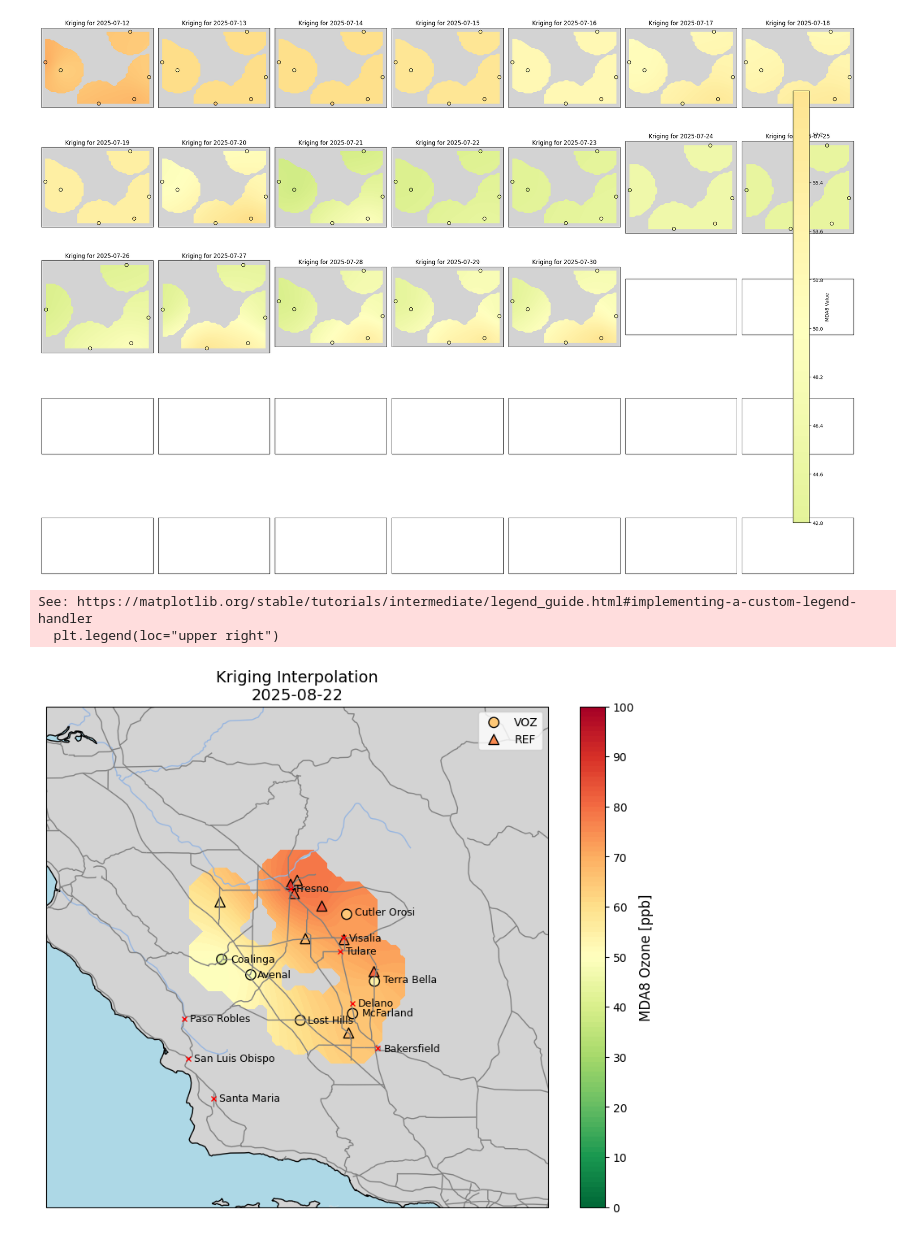
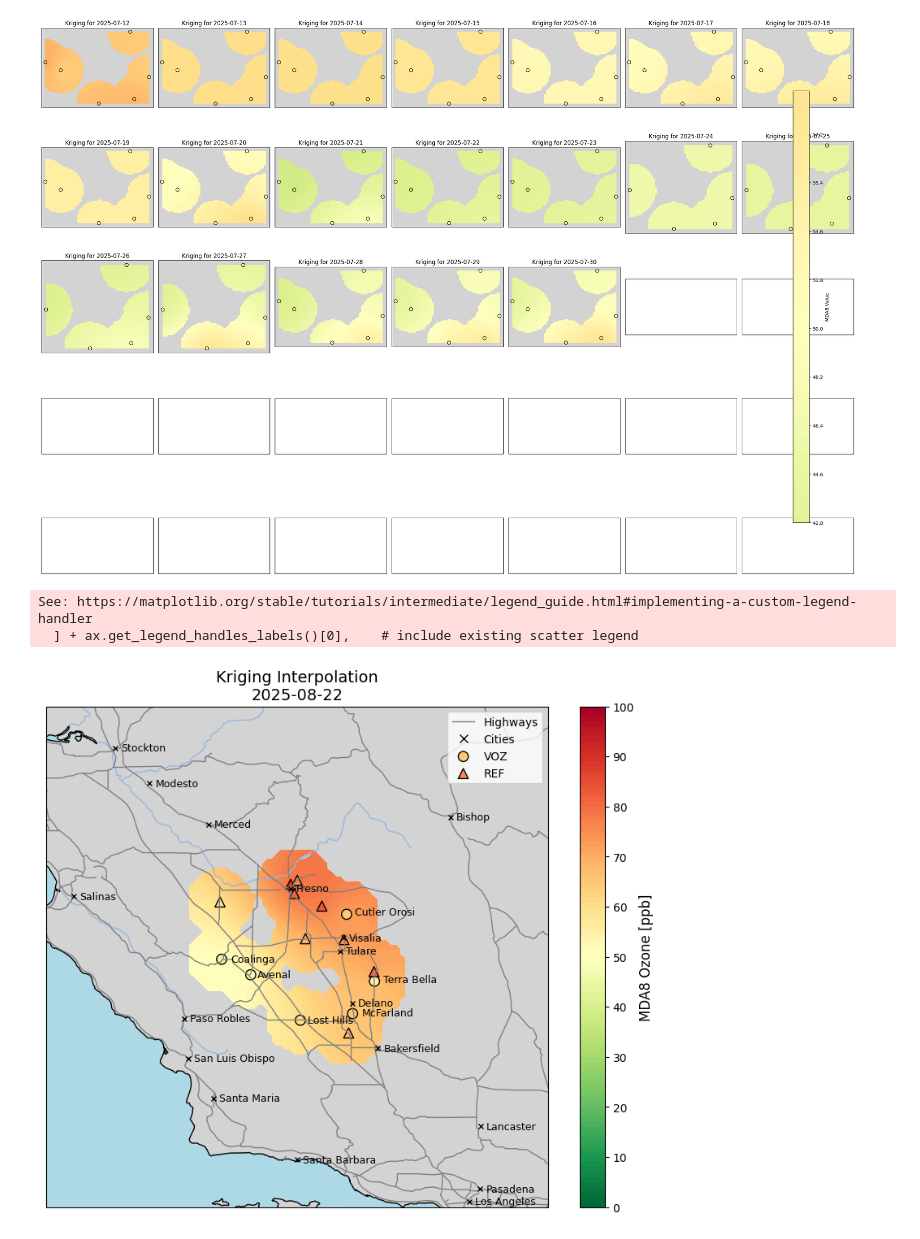
Before and after one commit to TorriaCol/voz-data-analysis, a Jupyter notebook: plots/kriging.ipynb, the cells around one changed output. Cells and saved outputs as stored; diff of their text form; code cells hidden in the pictures.

```diff
--- a/plots/kriging.ipynb
+++ b/plots/kriging.ipynb
@@ -143,6 +143,8 @@ import cartopy.feature as cfeature
 from pykrige.ok import OrdinaryKriging
 from scipy.spatial import cKDTree
 import cartopy.io.shapereader as shpreader
+import matplotlib.lines as mlines
+
 
 # Pick a single day to plot:
 day_to_plot = pd.Timestamp("2025-08-22")
@@ -295,53 +297,51 @@ for city in reader.records():
     city_lon, city_lat = city.geometry.x, city.geometry.y
 
     # Filter cities to plot within the map extent (optional)
-    if (lons.min() - 1 <= city_lon <= lons.max() + 0.2 and
-        lats.min() - 1 <= city_lat <= lats.max() + 0.2):
+    if (lons.min() - 1.5 <= city_lon <= lons.max() + 1.5 and
+        lats.min() - 1.5 <= city_lat <= lats.max() + 1.5):
 
         # Plot the city point
-        ax.plot(city_lon, city_lat, 'rx', markersize=5, transform=ccrs.PlateCarree())
+        ax.plot(city_lon, city_lat, 'kx', markersize=5, transform=ccrs.PlateCarree())
 
         # Annotate the city name near the point
         ax.text(city_lon + 0.05, city_lat - 0.025, city_name, fontsize=9, transform=ccrs.PlateCarree())
 
 custom_cities = {
     "Coalinga":    (36.13999659771615, -120.35938694925237),
     "Avenal": (36.004190729937605, -120.13038009344021),
     "McFarland":   (35.67865733239519, -119.22690100812619),
     "Lost Hills": (35.61722852439872, -119.69308777332819),
     "Cutler Orosi": (36.54806396891425, -119.29109666003598),
     "Terra Bella": (35.962716703182274, -119.04405260202688)
 }
 
 for name, (lat, lon) in custom_cities.items():
 
-    # Plot an X marker in red
-    # ax.plot(
-    #     lon, lat,
-    #     marker='x',
-    #     markersize=5,
-    #     markeredgewidth=2,
-    #     color='red',
-    #     transform=ccrs.PlateCarree(),
-    #     zorder=20,
-    # )
-
     # Add city name
     ax.text(
         lon + 0.07, lat - 0.025,   # small offset so text is readable
         name,
         fontsize=9,
         color='black',
         transform=ccrs.PlateCarree(),
         zorder=21,
     )
 
 ax.set_title(f"Kriging Interpolation\n{day_to_plot.date()}", fontsize=14)
 # plt.colorbar(contour, ax=ax, label="MDA8 Value")
-plt.legend(loc="upper right")
+
+# Proxy artists
+highway_proxy = mlines.Line2D([], [], color='gray', linewidth=1, label='Highways')
+city_proxy = mlines.Line2D([], [], color='black', marker='x', linestyle='None',
+                           markersize=7, label='Cities')
+# Add them to the legend
+plt.legend(handles=[
+    highway_proxy, city_proxy
+] + ax.get_legend_handles_labels()[0],    # include existing scatter legend
+           loc='upper right')
 plt.savefig(rf"../../PlotsForRubenNov25/KrigingMapAug28.jpg", format='jpg', dpi=300)
 plt.show()
 # %% [output]
 See: https://matplotlib.org/stable/tutorials/intermediate/legend_guide.html#implementing-a-custom-legend-handler
-  plt.legend(loc="upper right")
+  ] + ax.get_legend_handles_labels()[0],    # include existing scatter legend
-[figure, old version]
+[figure, new version]
```
Also changed, not shown: 20 other files.
